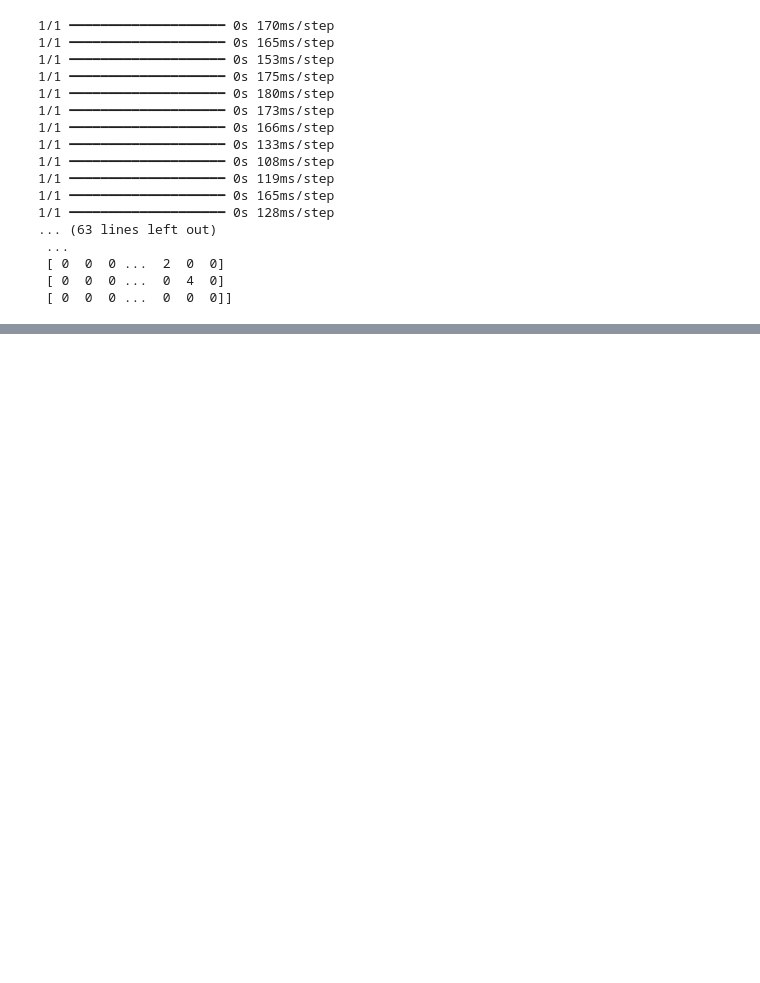
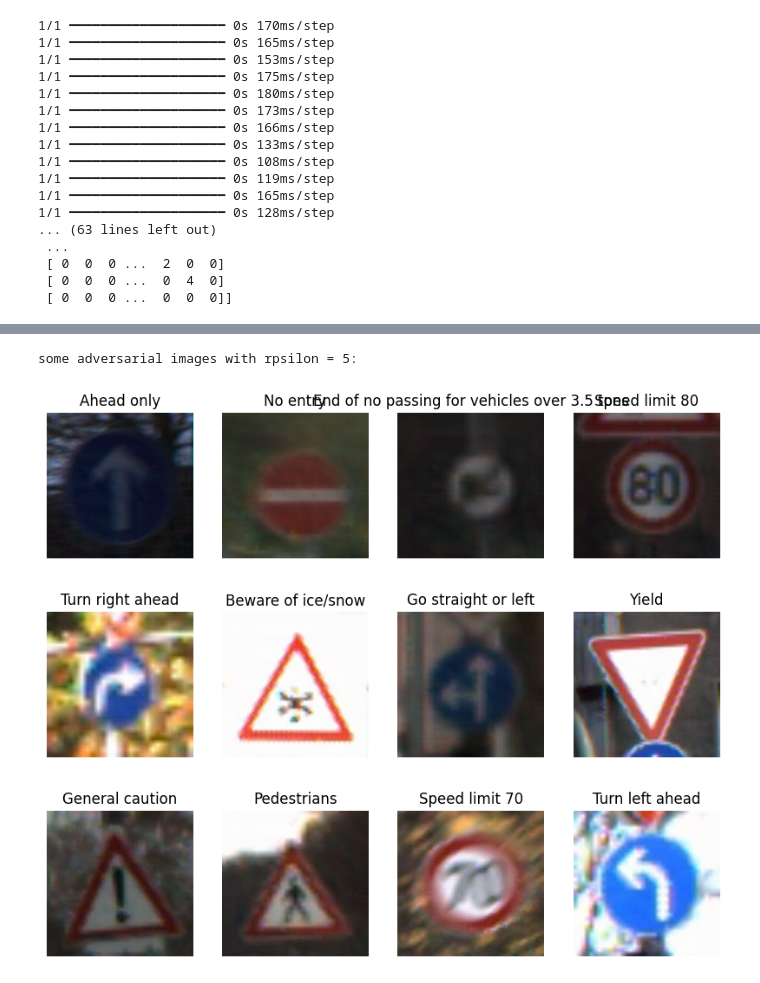
Before and after one commit to Adversarial-Attacks-on-Deeplearning/EfficientNet, a Jupyter notebook: uap.ipynb, the cells around one changed output, grey strips where cells are left out. Cells and saved outputs as stored; diff of their text form; code cells hidden in the pictures; blank space fills up the shorter version.

Commit message:
show adversarial examples in uap attack

```diff
--- a/uap.ipynb
+++ b/uap.ipynb
@@ -412 +502,11 @@ some adversarial images:
+# %%
+print("some adversarial images with rpsilon = 5:")
+display_adv_images(adv_dataset_ap5, GTSRB_CLASSES, num_images=4)
+display_adv_images(adv_dataset_ap5, GTSRB_CLASSES, num_images=4)
+display_adv_images(adv_dataset_ap5, GTSRB_CLASSES, num_images=4)
+# %% [output]
+some adversarial images with rpsilon = 5:
+[figure, added]
+[figure, added]
+[figure, added]
 # %% [markdown]
```
Also changed, not shown: parts of 4 cells of this notebook.
